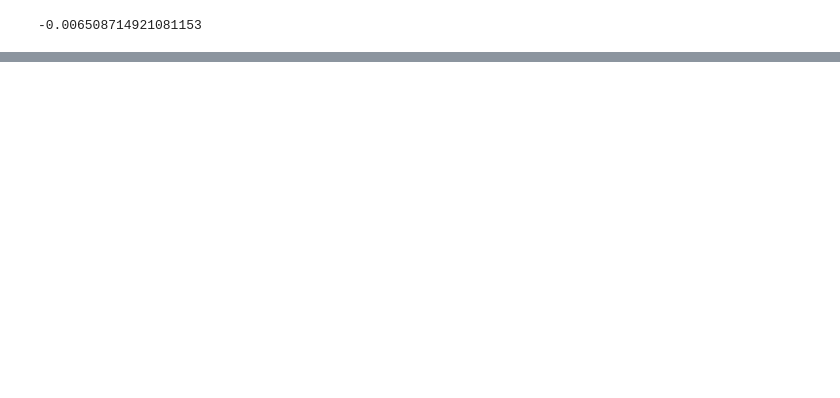
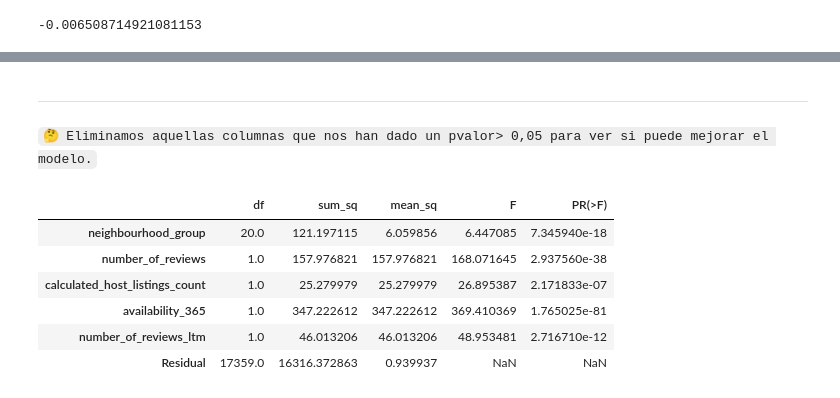
Before and after one commit to Adalab/Adalab-DA-promo-A-module-3-pairprog-3-pair-4-Alicia-Lidia, a Jupyter notebook: Test Estadísticos/test estadisticos 4/Pair estadisticos 4 .ipynb, the cells around one changed output, grey strips where cells are left out. Drawn from its saved outputs; the diff is of its cells as text; code cells hidden in the pictures; blank space fills up the shorter version.

```diff
--- a/Test Estadísticos/test estadisticos 4/Pair estadisticos 4 .ipynb
+++ b/Test Estadísticos/test estadisticos 4/Pair estadisticos 4 .ipynb
@@ -139,0 +151,16 @@ Notes:
+# %% [markdown]
+------
+# %% [markdown]
+`🤔 Eliminamos aquellas columnas que nos han dado un pvalor> 0,05 para ver si puede mejorar el modelo.`
+# %%
+# ANOVA SIN LAS VARIABLES  "room_type"  y "minimum_nights"
+lm = ols('price ~ neighbourhood_group + number_of_reviews + calculated_host_listings_count + availability_365 + number_of_reviews_ltm', data=df).fit()
+sm.stats.anova_lm(lm)
+# %% [output]
+|  | df | sum_sq | mean_sq | F | PR(>F) |
+| neighbourhood_group | 20.0 | 121.197115 | 6.059856 | 6.447085 | 7.345940e-18 |
+| number_of_reviews | 1.0 | 157.976821 | 157.976821 | 168.071645 | 2.937560e-38 |
+| calculated_host_listings_count | 1.0 | 25.279979 | 25.279979 | 26.895387 | 2.171833e-07 |
+| availability_365 | 1.0 | 347.222612 | 347.222612 | 369.410369 | 1.765025e-81 |
+| number_of_reviews_ltm | 1.0 | 46.013206 | 46.013206 | 48.953481 | 2.716710e-12 |
+| Residual | 17359.0 | 16316.372863 | 0.939937 | NaN | NaN |
```
Also changed, not shown: parts of 10 cells of this notebook.
